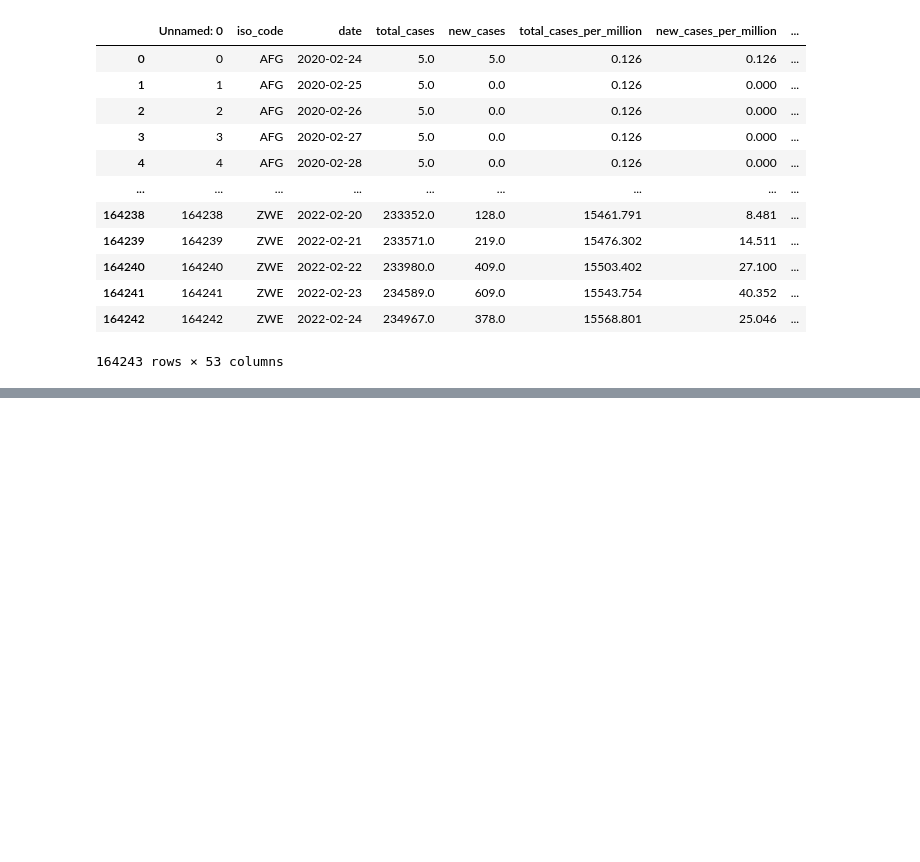
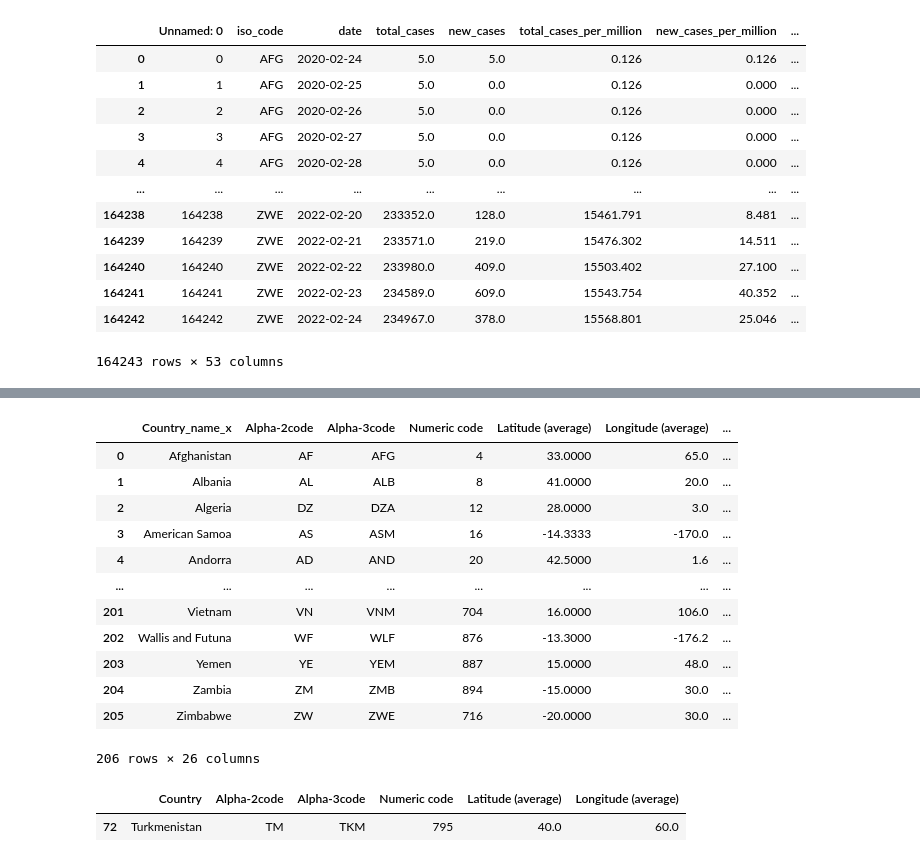
Before and after one commit to uchicago-CAPP30122-win-2022/proj-cappmait, a Jupyter notebook: exploratory/missing_data.ipynb, the cells around one changed output, grey strips where cells are left out. Cells and saved outputs as stored; diff of their text form; code cells hidden in the pictures; blank space fills up the shorter version.

```diff
--- a/exploratory/missing_data.ipynb
+++ b/exploratory/missing_data.ipynb
@@ -264,0 +288,17 @@ owid_covid_grouped = owid_covid_grouped[owid_covid_grouped["period"].str.contain
+# %%
+whole_df2 = country_code_r.merge(whole_df2, left_on="Alpha-3code", right_on= "iso_code", how="left")
+whole_df2
+# %% [output]
+|  | Country_name_x | Alpha-2code | Alpha-3code | Numeric code | Latitude (average) | Longitude (average) | ... |
+| 0 | Afghanistan | AF | AFG | 4 | 33.0000 | 65.0 | ... |
+| 1 | Albania | AL | ALB | 8 | 41.0000 | 20.0 | ... |
+| 2 | Algeria | DZ | DZA | 12 | 28.0000 | 3.0 | ... |
+| 3 | American Samoa | AS | ASM | 16 | -14.3333 | -170.0 | ... |
+| 4 | Andorra | AD | AND | 20 | 42.5000 | 1.6 | ... |
+| ... | ... | ... | ... | ... | ... | ... | ... |
+| 201 | Vietnam | VN | VNM | 704 | 16.0000 | 106.0 | ... |
+| 202 | Wallis and Futuna | WF | WLF | 876 | -13.3000 | -176.2 | ... |
+| 203 | Yemen | YE | YEM | 887 | 15.0000 | 48.0 | ... |
+| 204 | Zambia | ZM | ZMB | 894 | -15.0000 | 30.0 | ... |
+| 205 | Zimbabwe | ZW | ZWE | 716 | -20.0000 | 30.0 | ... |
+206 rows × 26 columns
@@ -264,0 +309,5 @@ owid_covid_grouped = owid_covid_grouped[owid_covid_grouped["period"].str.contain
+# %%
+country_code[country_code["Alpha-3code"] == "TKM"]
+# %% [output]
+|  | Country | Alpha-2code | Alpha-3code | Numeric code | Latitude (average) | Longitude (average) |
+| 72 | Turkmenistan | TM | TKM | 795 | 40.0 | 60.0 |
```
Also changed, not shown: parts of 8 cells of this notebook, 6 other files.
